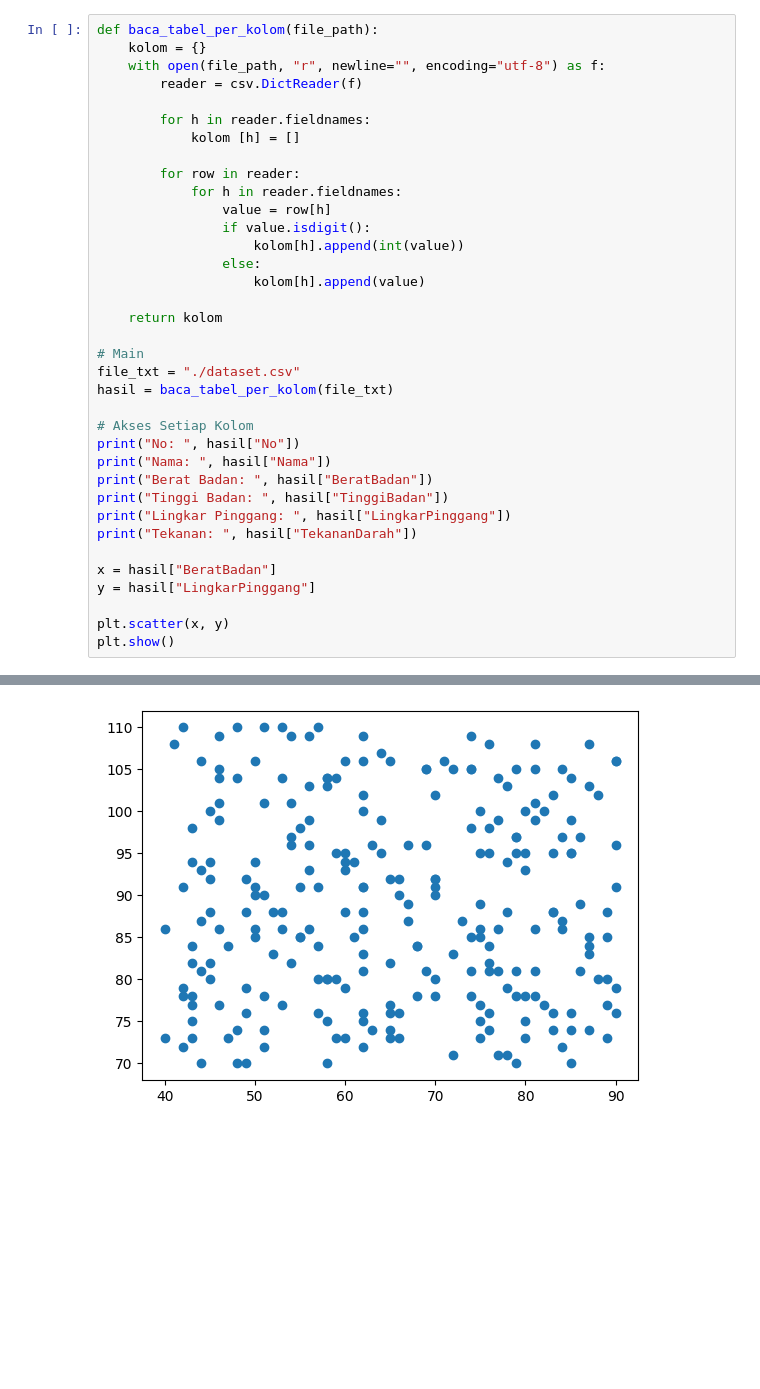
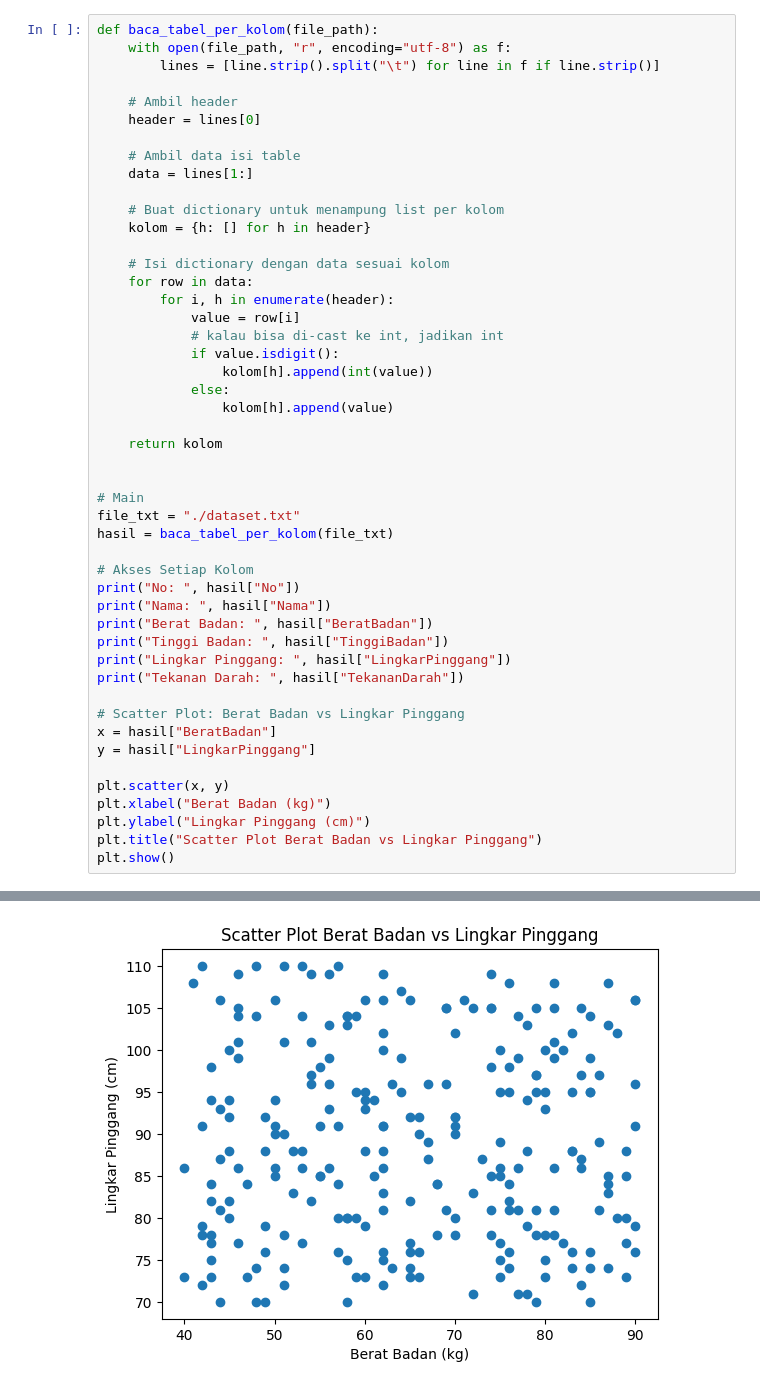
Before and after one commit to ade-nugraha306/k-means-4d, a Jupyter notebook: main.ipynb, the cells around one changed output, grey strips where cells are left out. Saved outputs shown, nothing was run; the diff lists cells and outputs as text; blank space fills up the shorter version.

```diff
--- a/main.ipynb
+++ b/main.ipynb
@@ -4,25 +3,33 @@ import matplotlib.pyplot as plt
 from sklearn.cluster import KMeans
 # %%
 def baca_tabel_per_kolom(file_path):
-    kolom = {}
-    with open(file_path, "r", newline="", encoding="utf-8") as f:
-        reader = csv.DictReader(f)
+    with open(file_path, "r", encoding="utf-8") as f:
+        lines = [line.strip().split("\t") for line in f if line.strip()]
 
-        for h in reader.fieldnames:
-            kolom [h] = []
+    # Ambil header
+    header = lines[0]
 
-        for row in reader:
-            for h in reader.fieldnames:
-                value = row[h]
-                if value.isdigit():
-                    kolom[h].append(int(value))
-                else:
-                    kolom[h].append(value)
+    # Ambil data isi table
+    data = lines[1:]
+
+    # Buat dictionary untuk menampung list per kolom
+    kolom = {h: [] for h in header}
+
+    # Isi dictionary dengan data sesuai kolom
+    for row in data:
+        for i, h in enumerate(header):
+            value = row[i]
+            # kalau bisa di-cast ke int, jadikan int
+            if value.isdigit():
+                kolom[h].append(int(value))
+            else:
+                kolom[h].append(value)
 
     return kolom
 
+
 # Main
-file_txt = "./dataset.csv"
+file_txt = "./dataset.txt"
 hasil = baca_tabel_per_kolom(file_txt)
 
 # Akses Setiap Kolom
@@ -31,12 +38,16 @@ print("Nama: ", hasil["Nama"])
 print("Berat Badan: ", hasil["BeratBadan"])
 print("Tinggi Badan: ", hasil["TinggiBadan"])
 print("Lingkar Pinggang: ", hasil["LingkarPinggang"])
-print("Tekanan: ", hasil["TekananDarah"])
+print("Tekanan Darah: ", hasil["TekananDarah"])
 
+# Scatter Plot: Berat Badan vs Lingkar Pinggang
 x = hasil["BeratBadan"]
 y = hasil["LingkarPinggang"]
 
 plt.scatter(x, y)
+plt.xlabel("Berat Badan (kg)")
+plt.ylabel("Lingkar Pinggang (cm)")
+plt.title("Scatter Plot Berat Badan vs Lingkar Pinggang")
 plt.show()
 # %% [output]
 No:  [1, 2, 3, 4, 5, 6, 7, 8, 9, 10, 11, 12, 13, 14, 15, 16, 17, 18, 19, 20, 21, 22, 23, 24, 25, 26, 27, 28, 29, 30, 31, 32, 33, 34, 35, 36, 37, 38, 39, 40, 41, 42, 43, 44, 45, 46, 47, 48, 49, 50, 51, ...
@@ -48,4 +59,4 @@ Tekanan:  [138, 98, 96, 128, 87, 93, 117, 101, 76, 86, 136, 91, 147, 109, 124, 7
-[figure, old version]
+[figure, new version]
 # %%
 data = list(zip(x, y))
 inertias = []
```
Also changed, not shown: parts of 4 cells of this notebook, 3 other files.
